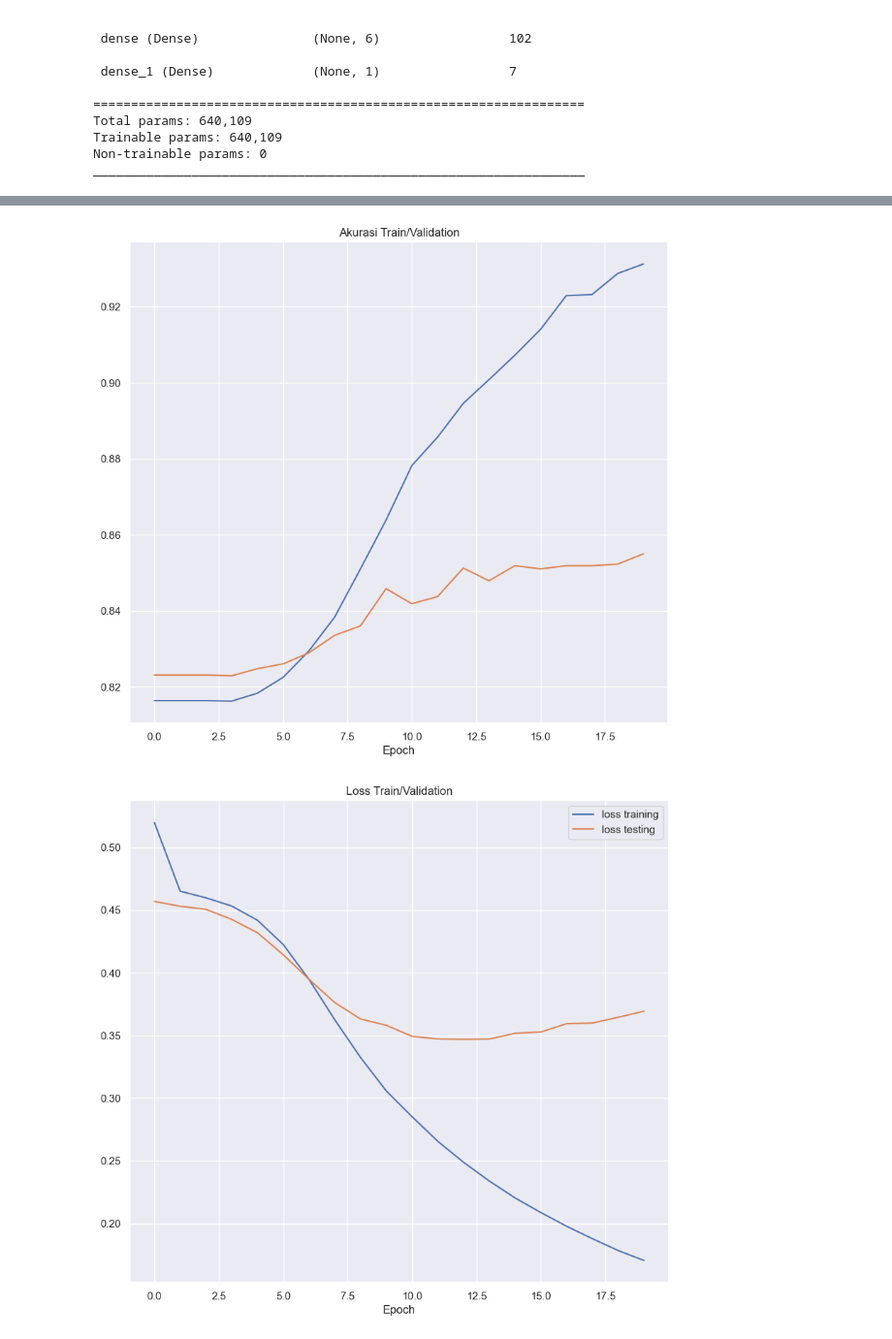
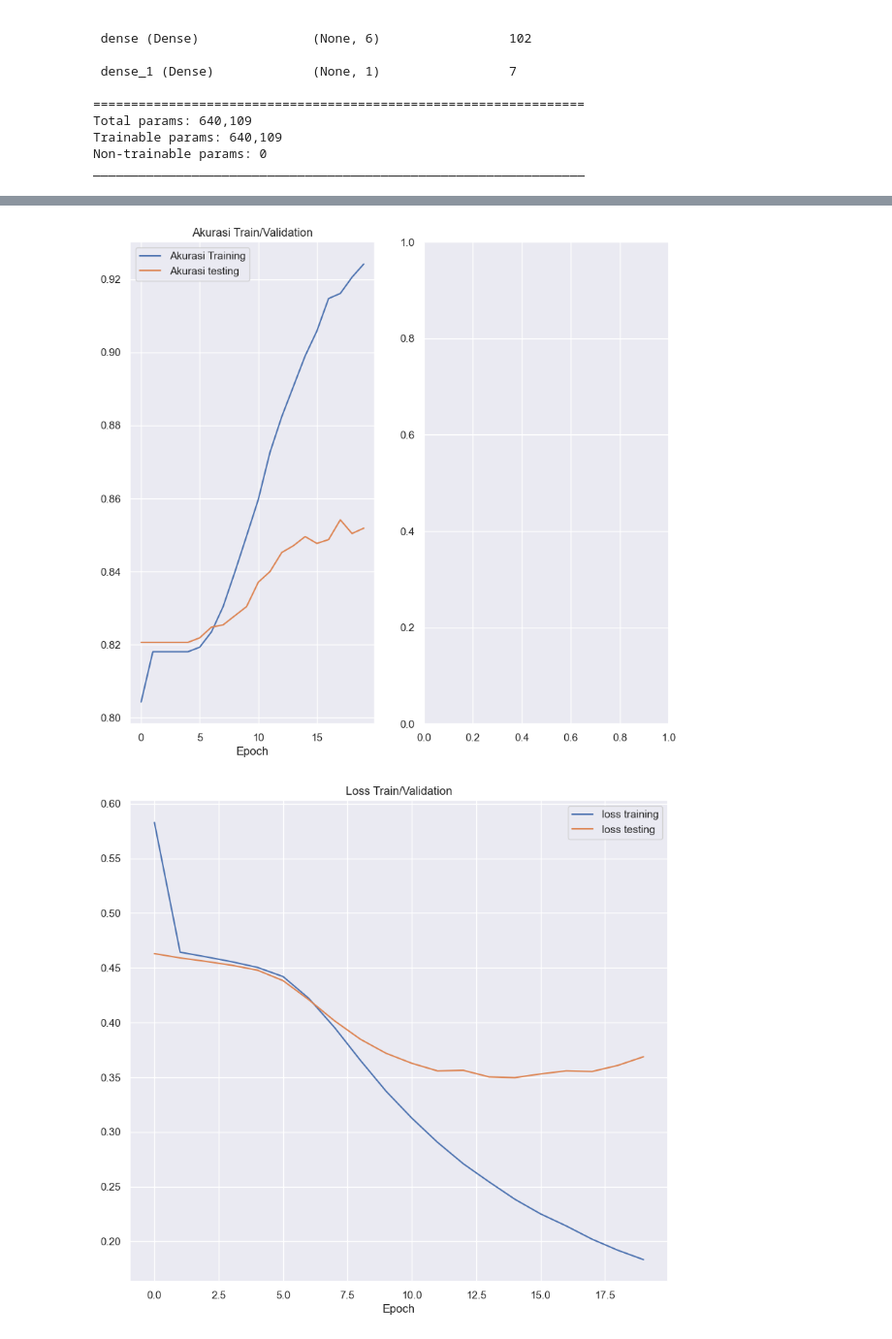
Before and after one commit to MirrorBottle/s3-kb-genshin-sentiment, a Jupyter notebook: main.ipynb, the cells around one changed output, grey strips where cells are left out. Shown: that part at 97% size. Drawn from its saved outputs; the diff is of its cells as text; code cells hidden in the pictures.

```diff
--- a/main.ipynb
+++ b/main.ipynb
@@ -188,31 +188,35 @@ Epoch 20/20
 # %%
 #import library untuk visualisasi yaitu seaborn dan matplotlib
 import matplotlib.pyplot as plt
+import seaborn as sns
+sns.set_theme()
 
 #deklarasi variabel yang menyimpan nilai training dan testing
 acc = history.history['accuracy']
 val_acc = history.history['val_accuracy']
 loss = history.history['loss']
 val_loss = history.history['val_loss']
+epochs = range(len(acc))
 
 #proses visualisasi
 plt.figure(figsize=(10,9))
 
-plt.plot(epochs,acc,label='Akurasi Training')
-plt.plot(epochs,val_acc,label='Akurasi testing')
+plt.subplot(1,2,1)
+sns.lineplot(x=epochs,y=acc,label='Akurasi Training')
+sns.lineplot(x=epochs,y=val_acc,label='Akurasi testing')
 plt.xlabel("Epoch")
 plt.title("Akurasi Train/Validation")
-plt.show()
 
+plt.subplot(1,2,2)
 plt.figure(figsize=(10,9))
-sn.lineplot(loss,label='loss training')
-sn.lineplot(val_loss,label='loss testing')
+sns.lineplot(x=epochs,y=loss,label='loss training')
+sns.lineplot(x=epochs,y=val_loss,label='loss testing')
 plt.xlabel("Epoch")
 plt.title("Loss Train/Validation")
 plt.show()
 # %% [output]
-[figure, old version]
+[figure, new version]
-[figure, old version]
+[figure, new version]
 # %%
 #membuat variabel predict_sentences yang menyimpan kalimat yang nantinya akan di konfersi ke angka
 predict_sentences = tokenizer.texts_to_sequences([
```
Also changed, not shown: parts of 3 cells of this notebook.
